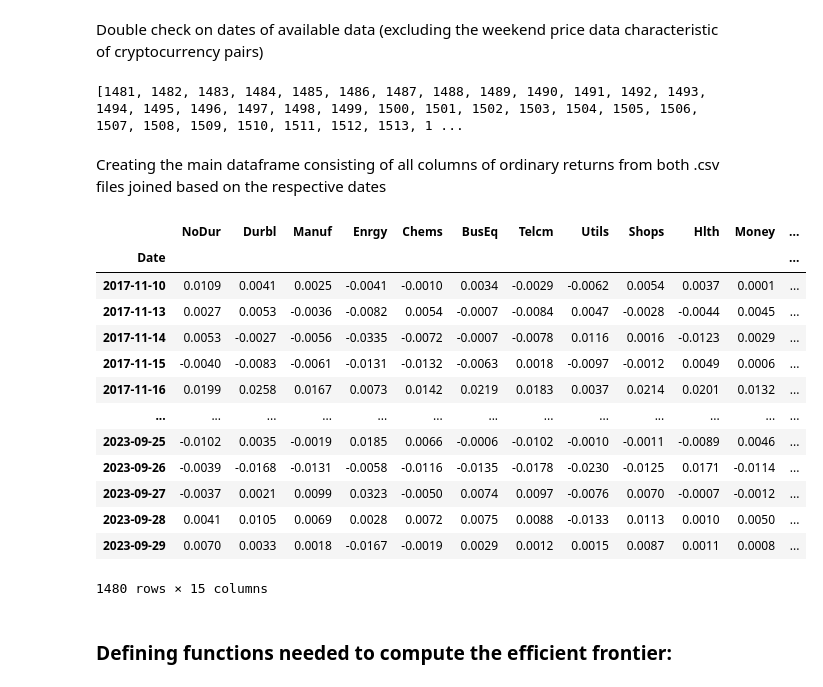
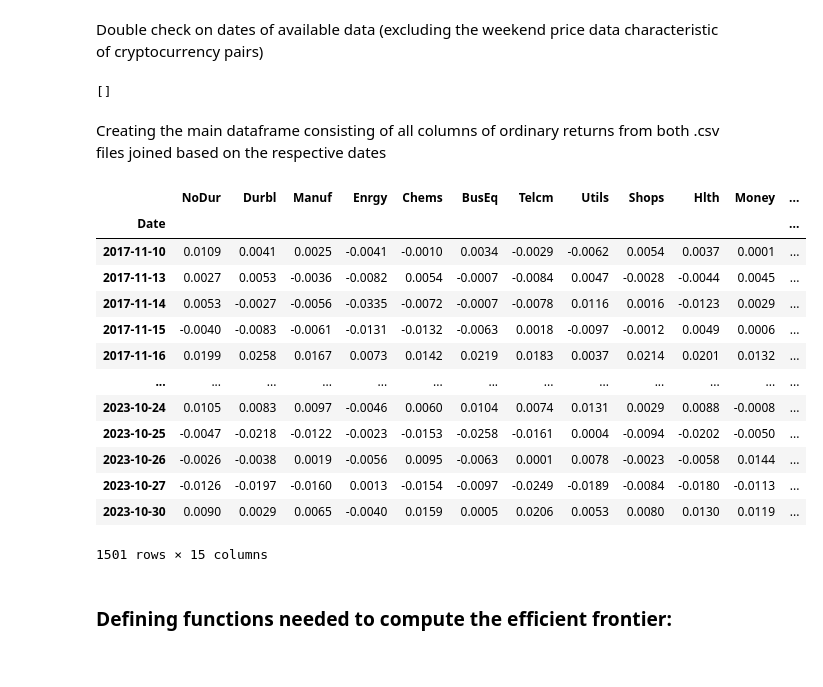
Before and after one commit to fairwayfinder/crypto-mean-variance-frontier, a Jupyter notebook: notebooks/MAIN.ipynb, the cells around one changed output. Drawn from its saved outputs; the diff is of its cells as text; code cells hidden in the pictures.

```diff
--- a/notebooks/MAIN.ipynb
+++ b/notebooks/MAIN.ipynb
@@ -371,8 +17,8 @@ To use own data --> requires one CSV with returns for benchmark.
 # %% [markdown]
 Importing benchmark & crypto portfolio created in data_grabbing.ipynb, creating the list of names of industry portfolios and names of cryptocurrency pairs to be put inside the optimizer
 # %%
-test_industry = pd.read_csv('../data/raw/industry_returns.csv')
-test_crypto = pd.read_csv('../data/raw/crypto_returns.csv')
+test_industry = pd.read_csv('../data/industry_returns.csv')
+test_crypto = pd.read_csv('../data/crypto_returns.csv')
 crypto = test_crypto.columns.values.tolist()[1:]
 
 # Defining lists used later:
@@ -400,29 +46,28 @@ dates_only_in_crypto_returns = sorted(list(dates_only_in_crypto_returns))
 # Print or inspect the dates
 print(dates_only_in_crypto_returns)
 # %% [output]
-[1481, 1482, 1483, 1484, 1485, 1486, 1487, 1488, 1489, 1490, 1491, 1492, 1493, 1494, 1495, 1496, 1497, 1498, 1499, 1500, 1501, 1502, 1503, 1504, 1505, 1506, 1507, 1508, 1509, 1510, 1511, 1512, 1513, 1 ...
+[]
 # %% [markdown]
 Creating the main dataframe consisting of all columns of ordinary returns from both .csv files joined based on the respective dates
 # %%
 ind_crypto = pd.merge(test_industry, test_crypto, on='Date') # this is an inner join --> only includes values that has dates in both df:s
 ind_crypto = ind_crypto.set_index('Date')
-ind_crypto.to_csv('../data/processed/industry_crypto_returns.csv')
 ind_crypto
 # %% [output]
 |  | NoDur | Durbl | Manuf | Enrgy | Chems | BusEq | Telcm | Utils | Shops | Hlth | Money | ... |
 | Date |  |  |  |  |  |  |  |  |  |  |  | ... |
 | 2017-11-10 | 0.0109 | 0.0041 | 0.0025 | -0.0041 | -0.0010 | 0.0034 | -0.0029 | -0.0062 | 0.0054 | 0.0037 | 0.0001 | ... |
 | 2017-11-13 | 0.0027 | 0.0053 | -0.0036 | -0.0082 | 0.0054 | -0.0007 | -0.0084 | 0.0047 | -0.0028 | -0.0044 | 0.0045 | ... |
 | 2017-11-14 | 0.0053 | -0.0027 | -0.0056 | -0.0335 | -0.0072 | -0.0007 | -0.0078 | 0.0116 | 0.0016 | -0.0123 | 0.0029 | ... |
 | 2017-11-15 | -0.0040 | -0.0083 | -0.0061 | -0.0131 | -0.0132 | -0.0063 | 0.0018 | -0.0097 | -0.0012 | 0.0049 | 0.0006 | ... |
 | 2017-11-16 | 0.0199 | 0.0258 | 0.0167 | 0.0073 | 0.0142 | 0.0219 | 0.0183 | 0.0037 | 0.0214 | 0.0201 | 0.0132 | ... |
 | ... | ... | ... | ... | ... | ... | ... | ... | ... | ... | ... | ... | ... |
-| 2023-09-25 | -0.0102 | 0.0035 | -0.0019 | 0.0185 | 0.0066 | -0.0006 | -0.0102 | -0.0010 | -0.0011 | -0.0089 | 0.0046 | ... |
-| 2023-09-26 | -0.0039 | -0.0168 | -0.0131 | -0.0058 | -0.0116 | -0.0135 | -0.0178 | -0.0230 | -0.0125 | 0.0171 | -0.0114 | ... |
-| 2023-09-27 | -0.0037 | 0.0021 | 0.0099 | 0.0323 | -0.0050 | 0.0074 | 0.0097 | -0.0076 | 0.0070 | -0.0007 | -0.0012 | ... |
-| 2023-09-28 | 0.0041 | 0.0105 | 0.0069 | 0.0028 | 0.0072 | 0.0075 | 0.0088 | -0.0133 | 0.0113 | 0.0010 | 0.0050 | ... |
-| 2023-09-29 | 0.0070 | 0.0033 | 0.0018 | -0.0167 | -0.0019 | 0.0029 | 0.0012 | 0.0015 | 0.0087 | 0.0011 | 0.0008 | ... |
+| 2023-10-24 | 0.0105 | 0.0083 | 0.0097 | -0.0046 | 0.0060 | 0.0104 | 0.0074 | 0.0131 | 0.0029 | 0.0088 | -0.0008 | ... |
+| 2023-10-25 | -0.0047 | -0.0218 | -0.0122 | -0.0023 | -0.0153 | -0.0258 | -0.0161 | 0.0004 | -0.0094 | -0.0202 | -0.0050 | ... |
+| 2023-10-26 | -0.0026 | -0.0038 | 0.0019 | -0.0056 | 0.0095 | -0.0063 | 0.0001 | 0.0078 | -0.0023 | -0.0058 | 0.0144 | ... |
+| 2023-10-27 | -0.0126 | -0.0197 | -0.0160 | 0.0013 | -0.0154 | -0.0097 | -0.0249 | -0.0189 | -0.0084 | -0.0180 | -0.0113 | ... |
+| 2023-10-30 | 0.0090 | 0.0029 | 0.0065 | -0.0040 | 0.0159 | 0.0005 | 0.0206 | 0.0053 | 0.0080 | 0.0130 | 0.0119 | ... |
-1480 rows × 15 columns
+1501 rows × 15 columns
 # %% [markdown]
 ### Defining functions needed to compute the efficient frontier:
 # %%
```
Also changed, not shown: parts of 34 cells of this notebook.
